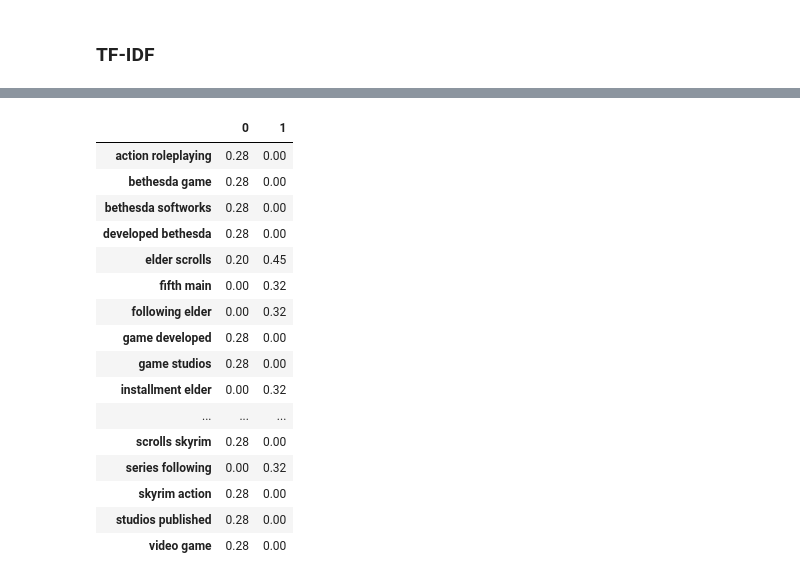
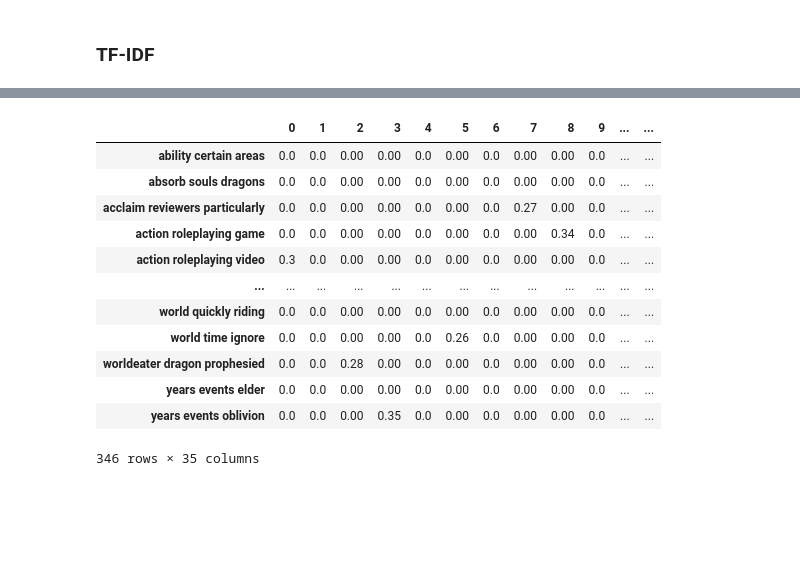
Before and after one commit to kosuridivesh/NLP-TheProject, a Jupyter notebook: Text_Summarization.ipynb, the cells around one changed output, grey strips where cells are left out. Saved outputs shown, nothing was run; the diff lists cells and outputs as text; code cells hidden in the pictures; blank space fills up the shorter version.

```diff
--- a/Text_Summarization.ipynb
+++ b/Text_Summarization.ipynb
@@ -357,20 +385,16 @@ Scores :
 # %%
-pd.DataFrame(np.round(bigram_matrix, 2), index=bigrams)
+pd.DataFrame(np.round(trigrams_matrix, 2), index=trigrams)
 # %% [output]
-|  | 0 | 1 |
-| action roleplaying | 0.28 | 0.00 |
-| bethesda game | 0.28 | 0.00 |
-| bethesda softworks | 0.28 | 0.00 |
-| developed bethesda | 0.28 | 0.00 |
-| elder scrolls | 0.20 | 0.45 |
-| fifth main | 0.00 | 0.32 |
-| following elder | 0.00 | 0.32 |
-| game developed | 0.28 | 0.00 |
-| game studios | 0.28 | 0.00 |
-| installment elder | 0.00 | 0.32 |
-| ... | ... | ... |
-| scrolls skyrim | 0.28 | 0.00 |
-| series following | 0.00 | 0.32 |
-| skyrim action | 0.28 | 0.00 |
-| studios published | 0.28 | 0.00 |
-| video game | 0.28 | 0.00 |
+|  | 0 | 1 | 2 | 3 | 4 | 5 | 6 | 7 | 8 | 9 | ... | ... |
+| ability certain areas | 0.0 | 0.0 | 0.00 | 0.00 | 0.0 | 0.00 | 0.0 | 0.00 | 0.00 | 0.0 | ... | ... |
+| absorb souls dragons | 0.0 | 0.0 | 0.00 | 0.00 | 0.0 | 0.00 | 0.0 | 0.00 | 0.00 | 0.0 | ... | ... |
+| acclaim reviewers particularly | 0.0 | 0.0 | 0.00 | 0.00 | 0.0 | 0.00 | 0.0 | 0.27 | 0.00 | 0.0 | ... | ... |
+| action roleplaying game | 0.0 | 0.0 | 0.00 | 0.00 | 0.0 | 0.00 | 0.0 | 0.00 | 0.34 | 0.0 | ... | ... |
+| action roleplaying video | 0.3 | 0.0 | 0.00 | 0.00 | 0.0 | 0.00 | 0.0 | 0.00 | 0.00 | 0.0 | ... | ... |
+| ... | ... | ... | ... | ... | ... | ... | ... | ... | ... | ... | ... | ... |
+| world quickly riding | 0.0 | 0.0 | 0.00 | 0.00 | 0.0 | 0.00 | 0.0 | 0.00 | 0.00 | 0.0 | ... | ... |
+| world time ignore | 0.0 | 0.0 | 0.00 | 0.00 | 0.0 | 0.26 | 0.0 | 0.00 | 0.00 | 0.0 | ... | ... |
+| worldeater dragon prophesied | 0.0 | 0.0 | 0.28 | 0.00 | 0.0 | 0.00 | 0.0 | 0.00 | 0.00 | 0.0 | ... | ... |
+| years events elder | 0.0 | 0.0 | 0.00 | 0.00 | 0.0 | 0.00 | 0.0 | 0.00 | 0.00 | 0.0 | ... | ... |
+| years events oblivion | 0.0 | 0.0 | 0.00 | 0.35 | 0.0 | 0.00 | 0.0 | 0.00 | 0.00 | 0.0 | ... | ... |
+346 rows × 35 columns
```
Also changed, not shown: parts of 20 cells of this notebook.
